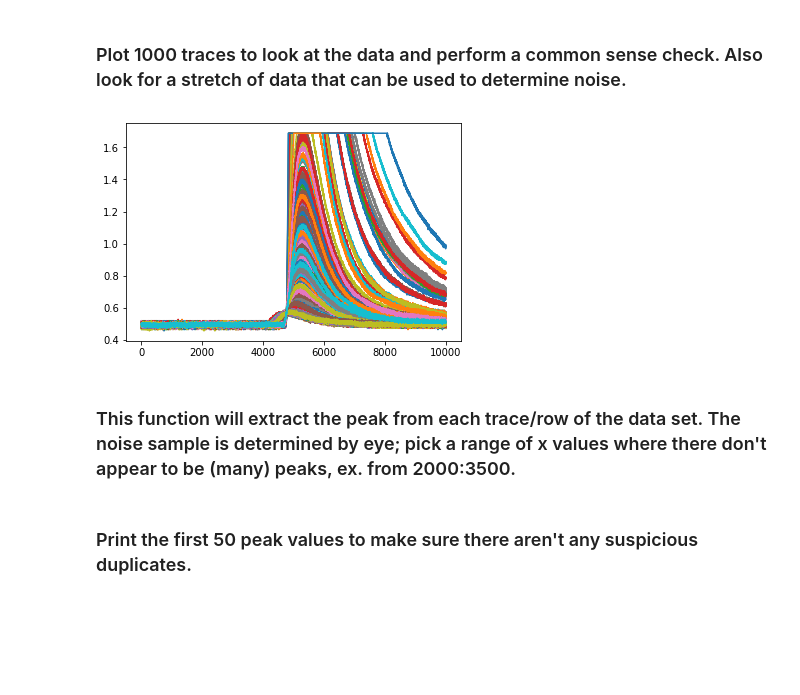
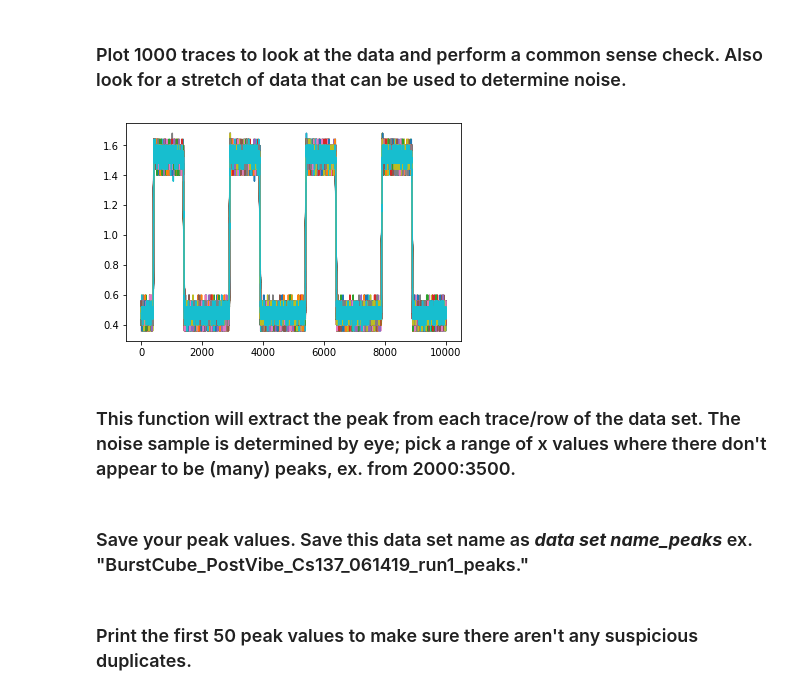
Before and after one commit to BurstCube/Users, a Jupyter notebook: ibrewer/Energy_Resolution_Scope.ipynb, the cells around one changed output. Saved outputs shown, nothing was run; the diff lists cells and outputs as text; code cells hidden in the pictures; blank space fills up the shorter version.

```diff
--- a/ibrewer/Energy_Resolution_Scope.ipynb
+++ b/ibrewer/Energy_Resolution_Scope.ipynb
@@ -22,4 +22,4 @@ scope = sdaq.Scope(address="10.10.10.2")
 ### This command creates a h5py file, desginated as "f." Documentation for h5py can be found at http://docs.h5py.org/en/stable/. The naming scheme for files is BurstCube_name of test_source name_date, ex "BurstCube_PostVibe_Cs137_061419."
 ### NOTE: Please keep the 'a' flag.  ***Also, make sure you close an open file (use f.close()) before you open a new one.***
 # %%
-f = h5py.File('BurstCube_PostVibe_Cs137_061419', 'a')
+f = h5py.File('code_test_2', 'a')
@@ -135,14 +158,14 @@ list(f.keys())
 # %% [markdown]
 ### Data analysis/plotting: assign the data set as the array "plot_array."
 # %%
-plot_array = f['BurstCube_PostVibe_Cs137_062019_run1'] # insert desired data set name here
+plot_array = f['test_function_generator'] # insert desired data set name here
 # %% [markdown]
 ### Plot 1000 traces to look at the data and perform a common sense check. Also look for a stretch of data that can be used to determine noise.
 # %%
-for i in range(2000):
+for i in range(500):
     plt.plot(plot_array[i])
 # %% [output]
-[figure, old version]
+[figure, new version]
 # %% [markdown]
 ### This function will extract the peak from each trace/row of the data set. The noise sample is determined by eye; pick a range of x values where there don't appear to be (many) peaks, ex. from 2000:3500.
 # %%
@@ -156 +179,3 @@ for i in range(len(plot_array)):
     peaks[i] = max_point - noise_sample
+# %% [markdown]
+### Save your peak values. Save this data set name as ***data set name_peaks*** ex. "BurstCube_PostVibe_Cs137_061419_run1_peaks."
```
Also changed, not shown: parts of 18 cells of this notebook.
